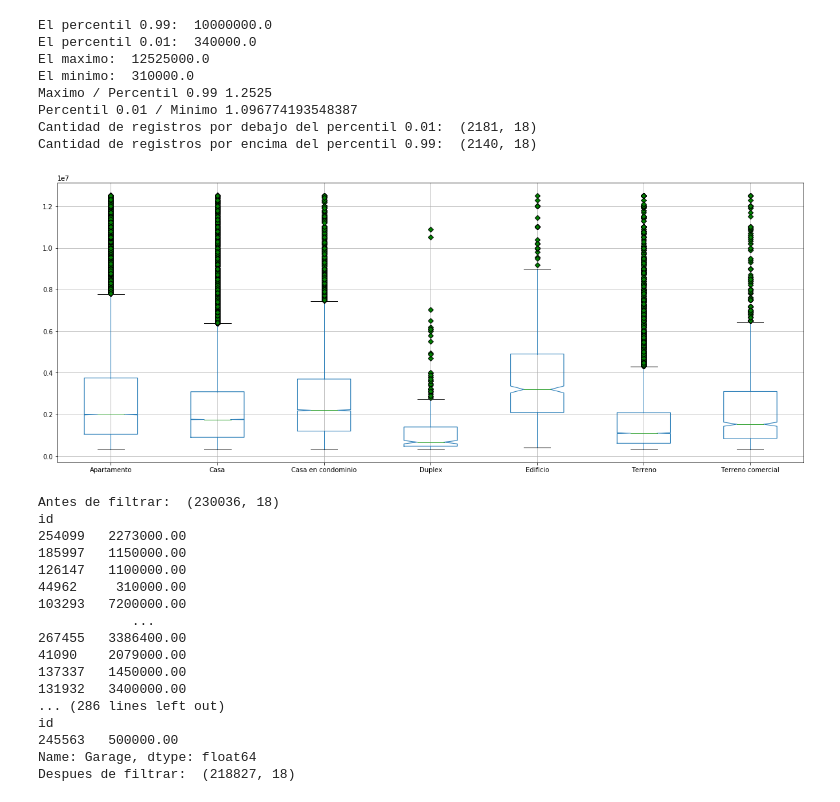
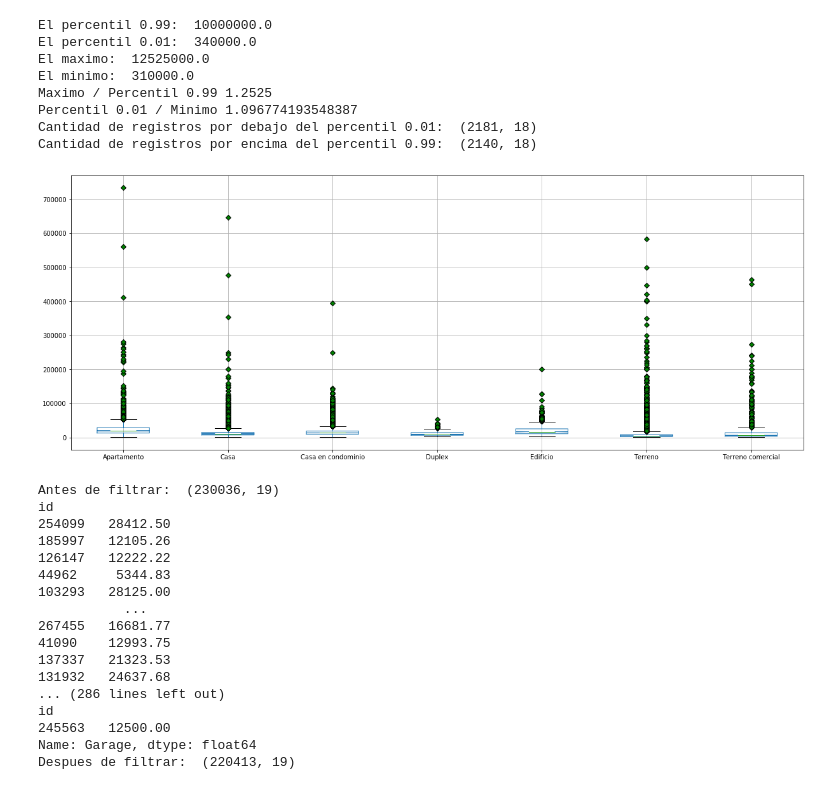
Before and after one commit to JuanCruzCastroLopez/tp1-zonajobs-analysis, a Jupyter notebook: normalize_details.ipynb, the cells around one changed output. Cells and saved outputs as stored; diff of their text form; code cells hidden in the pictures.

Commit message:
Arreglando filtrado de outliers

```diff
--- a/normalize_details.ipynb
+++ b/normalize_details.ipynb
@@ -464,22 +464,24 @@ Cantidad de registros por debajo del percentil 0.01:  (2181, 18)
 Cantidad de registros por encima del percentil 0.99:  (2140, 18)
 # %%
 # Un boxplot ayuda a poder detectar estos outliers.
+
+df['precio_m2'] = df['precio']/df['metrostotales']
 
 def plot_outliers(df):
     fig, ax = plt.subplots(figsize=(20,8))
     green_diamond = dict(markerfacecolor='g', marker='D')
     df_g1 = df.copy()
     df_g1 = df[df['tipodepropiedad'].isin(['Casa','Apartamento','Edificio','Casa en condominio','Duplex','Terreno','Terreno comercial'])]
     df_g1.tipodepropiedad.cat.remove_unused_categories(inplace=True)
-    df_g1.boxplot(column='precio', by='tipodepropiedad', ax=ax, flierprops=green_diamond, notch=True)
+    df_g1.boxplot(column='precio_m2', by='tipodepropiedad', ax=ax, flierprops=green_diamond, notch=True)
     ax.set_title('')
     fig.suptitle('')
     ax.set_xlabel('')
     ax.set_ylabel('')
 
 plot_outliers(df)
 # %% [output]
-[figure, old version]
+[figure, new version]
 # %%
 # Filtro los outliers, usando maximos y minimos en base al cuantil 1 y 3 y el IQR.
 print('Antes de filtrar: ', df.shape)
@@ -493,27 +495,27 @@ def is_outlier(group):
     precio_max = Q3 + 1.5 * IQR
     return ~group.between(precio_min, precio_max)
 
-df = df[~df.groupby('tipodepropiedad')['precio'].apply(is_outlier)]
+df = df[~df.groupby('tipodepropiedad')['precio_m2'].apply(is_outlier)]
 
 print('Despues de filtrar: ', df.shape)
 # %% [output]
-Antes de filtrar:  (230036, 18)
+Antes de filtrar:  (230036, 19)
 id
-254099   2273000.00
-185997   1150000.00
-126147   1100000.00
-44962     310000.00
-103293   7200000.00
-            ...
-267455   3386400.00
-41090    2079000.00
-137337   1450000.00
-131932   3400000.00
+254099   28412.50
+185997   12105.26
+126147   12222.22
+44962     5344.83
+103293   28125.00
+           ...
+267455   16681.77
+41090    12993.75
+137337   21323.53
+131932   24637.68
 ... (286 lines left out)
 id
-245563   500000.00
+245563   12500.00
 Name: Garage, dtype: float64
-Despues de filtrar:  (218827, 18)
+Despues de filtrar:  (220413, 19)
 # %%
 # Vuelvo a graficar, para ver como cambiaron los outliers.
 plot_outliers(df)
```
Also changed, not shown: parts of 4 cells of this notebook, 2 other files.
